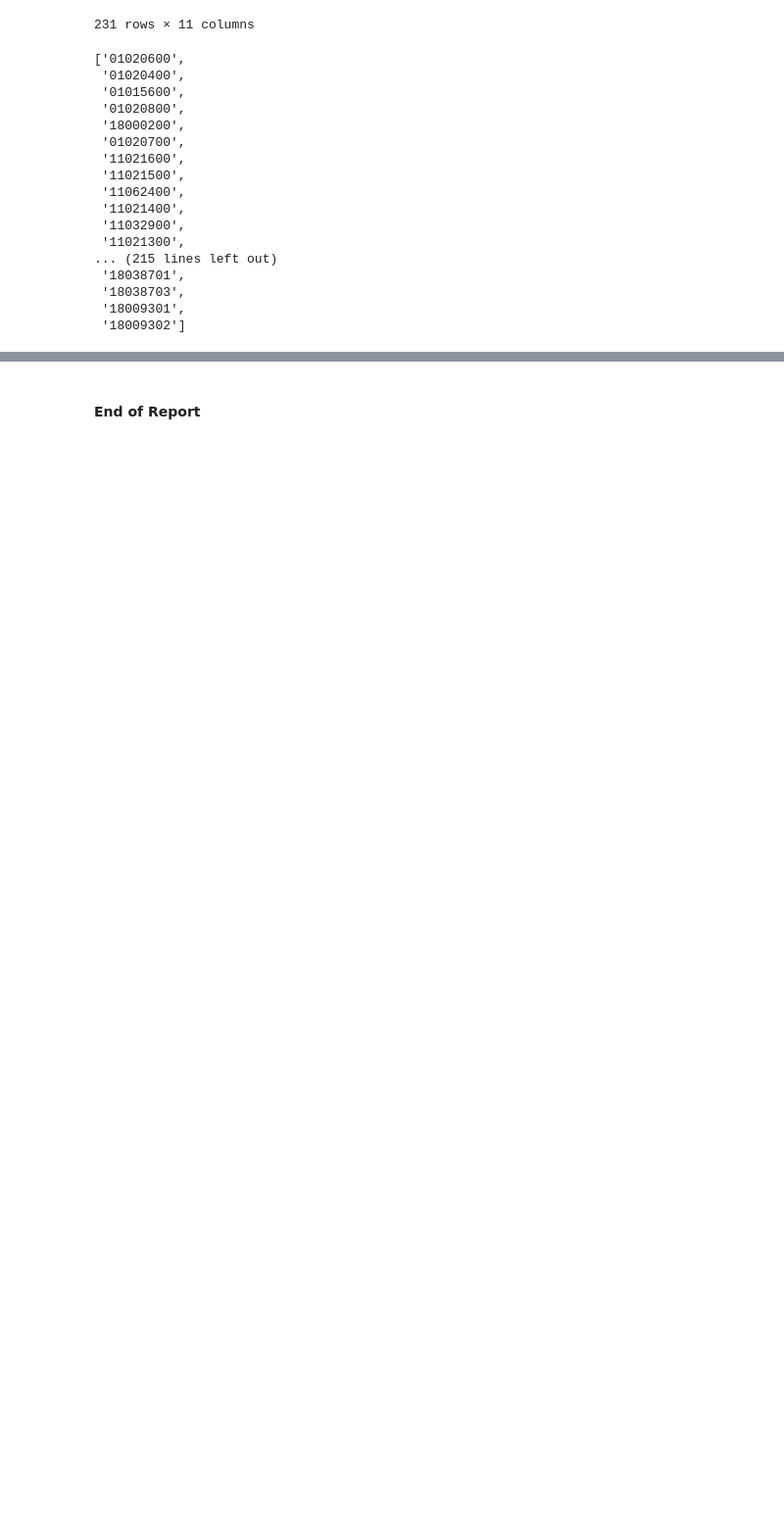
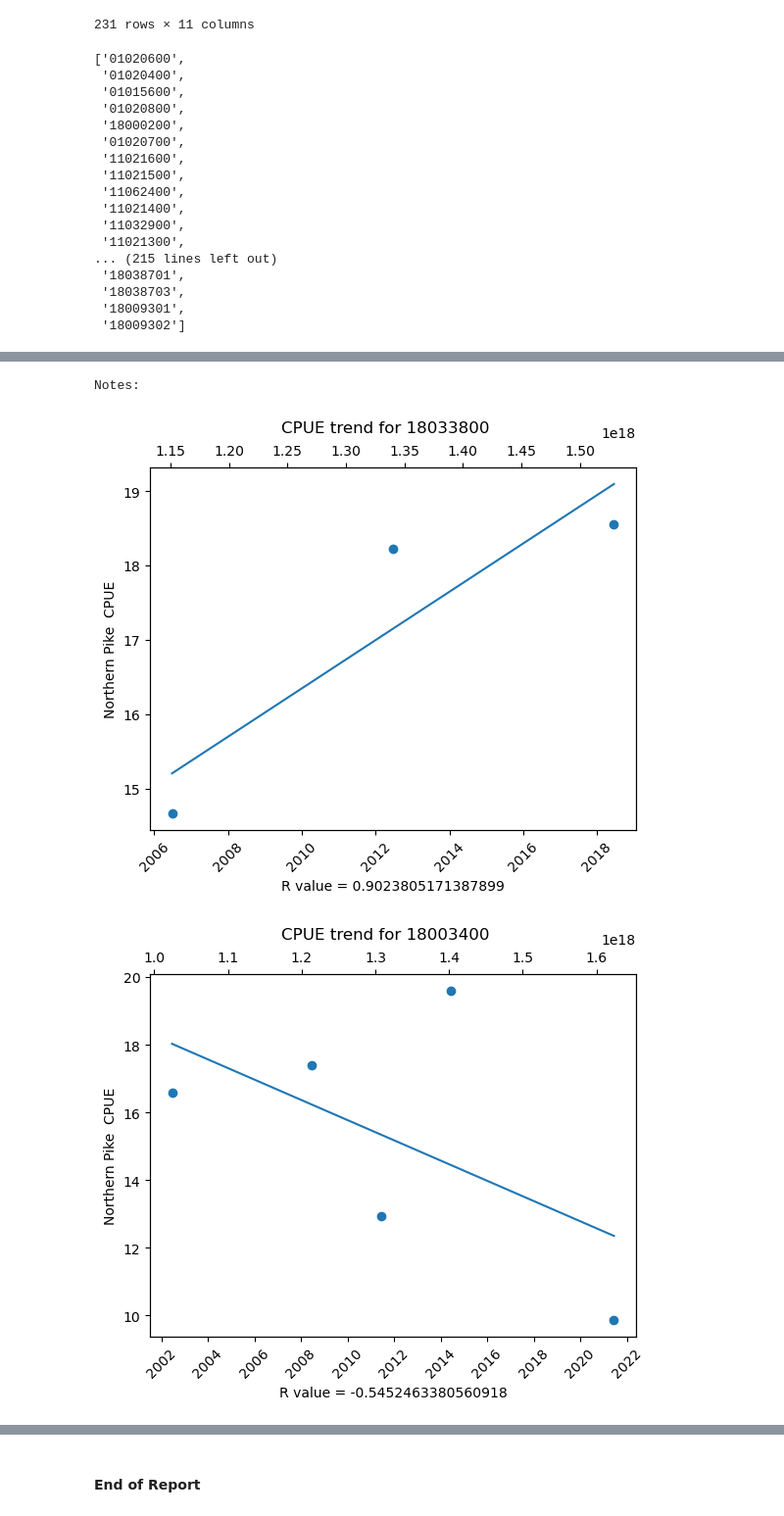
Before and after one commit to lwunderl/Minnesota-Fish-Explorer, a Jupyter notebook: Fish_Survey/fish_analysis_using_API.ipynb, the cells around one changed output, grey strips where cells are left out. Shown at 98% size. Saved outputs shown, nothing was run; the diff lists cells and outputs as text; code cells hidden in the pictures; blank space fills up the shorter version.

```diff
--- a/Fish_Survey/fish_analysis_using_API.ipynb
+++ b/Fish_Survey/fish_analysis_using_API.ipynb
@@ -493,0 +469,7 @@ plot_scatter(fish_cpue, cpue_sdate, lakes, ytext="CPUE")
+# %%
+#plot regression lines for each lake CPUE over time
+plot_regression_scatter(fish_cpue, cpue_sdate, cpue_ndate, cpue_results, "CPUE")
+# %% [output]
+Notes:
+[figure, added]
+[figure, added]
```
Also changed, not shown: parts of 31 cells of this notebook.
